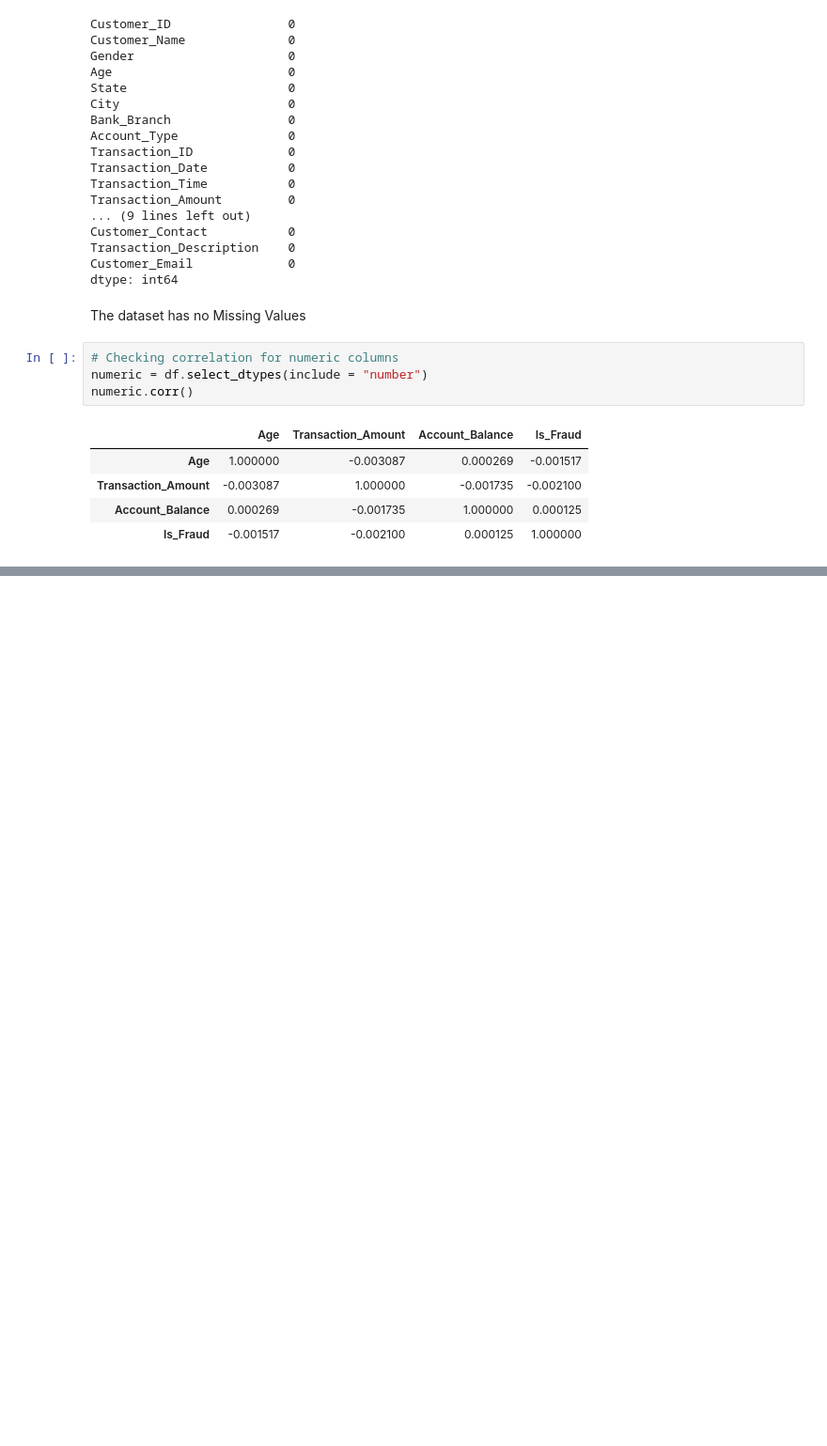
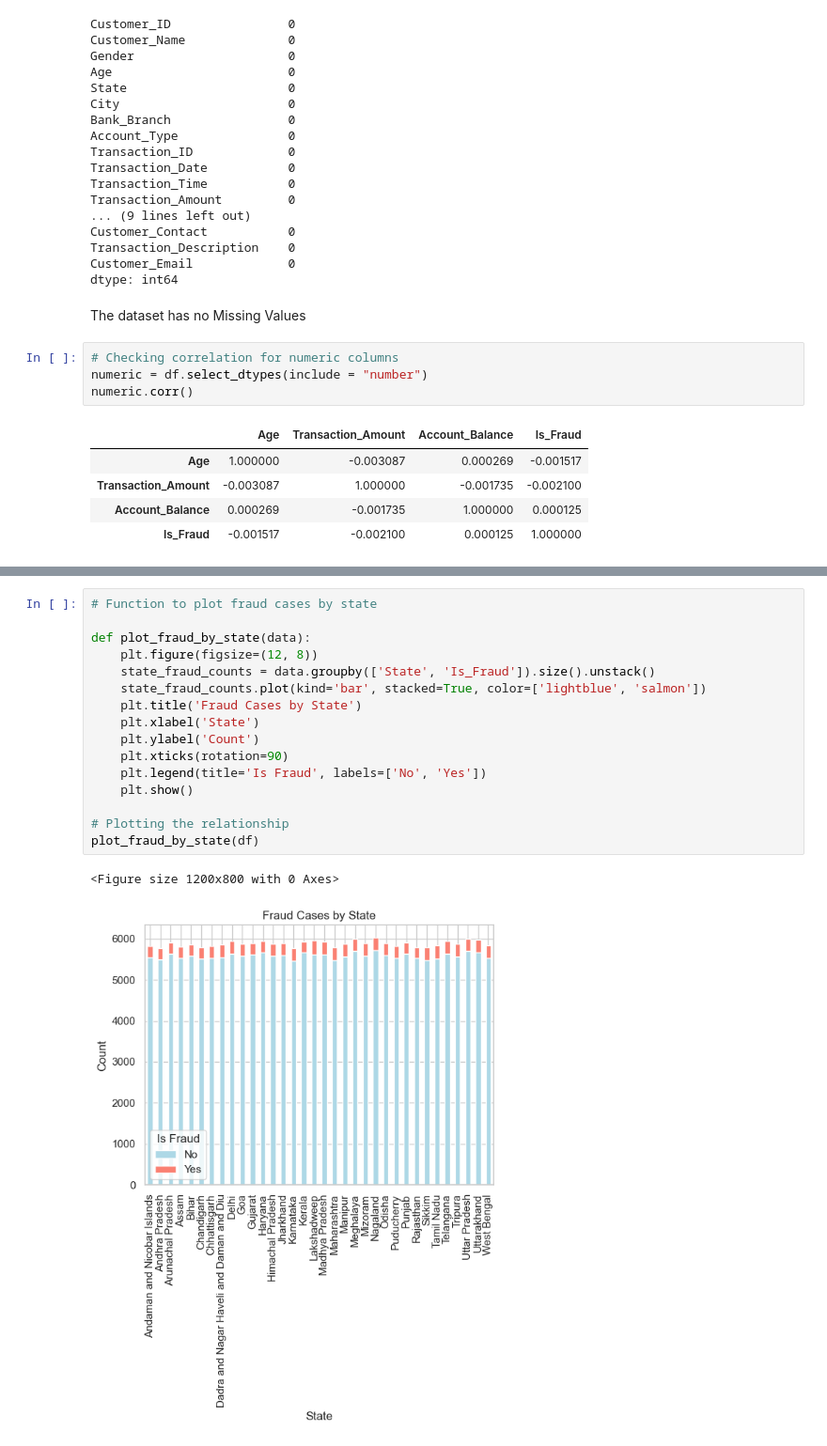
Before and after one commit to gkipkirui1/DSF-PT08P5-GROUP4-CAPSTONE-PROJECT, a Jupyter notebook: James.ipynb, the cells around one changed output, grey strips where cells are left out. Shown at 94% size. Saved outputs shown, nothing was run; the diff lists cells and outputs as text; blank space fills up the shorter version.

```diff
--- a/James.ipynb
+++ b/James.ipynb
@@ -169,0 +225,19 @@ numeric.corr()
+# %%
+# Function to plot fraud cases by state
+
+def plot_fraud_by_state(data):
+    plt.figure(figsize=(12, 8))
+    state_fraud_counts = data.groupby(['State', 'Is_Fraud']).size().unstack()
+    state_fraud_counts.plot(kind='bar', stacked=True, color=['lightblue', 'salmon'])
+    plt.title('Fraud Cases by State')
+    plt.xlabel('State')
+    plt.ylabel('Count')
+    plt.xticks(rotation=90)
+    plt.legend(title='Is Fraud', labels=['No', 'Yes'])
+    plt.show()
+
+# Plotting the relationship
+plot_fraud_by_state(df)
+# %% [output]
+<Figure size 1200x800 with 0 Axes>
+[figure, added]
```
Also changed, not shown: parts of 8 cells of this notebook.
